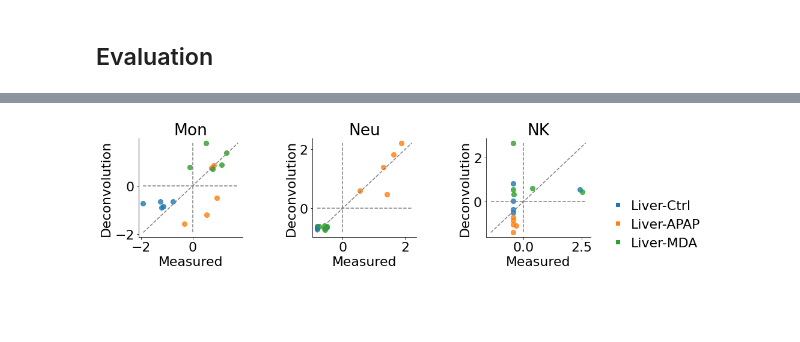
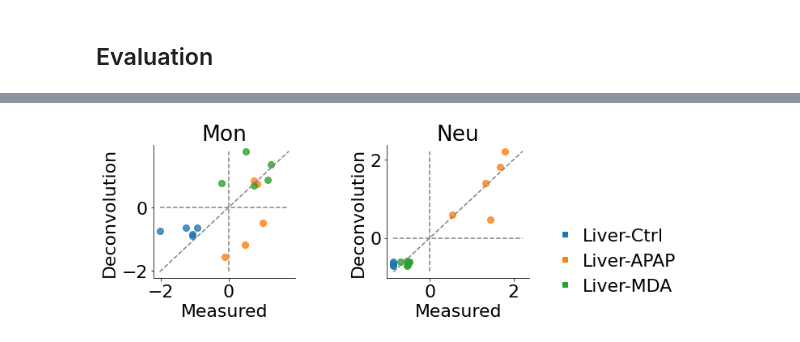
Before and after one commit to mizuno-group/2023, a Jupyter notebook: RatDeconvolution/code/1_rnaseq_validation.ipynb, the cells around one changed output, grey strips where cells are left out. Cells and saved outputs as stored; diff of their text form; code cells hidden in the pictures; blank space fills up the shorter version.

```diff
--- a/RatDeconvolution/code/1_rnaseq_validation.ipynb
+++ b/RatDeconvolution/code/1_rnaseq_validation.ipynb
@@ -166,7 +168,7 @@ def calc_stat_all(x, y):
     rmse = np.sqrt(metrics.mean_absolute_error(y, y_pred))
     return r2, r, spr, mae, rmse
 # %%
-def load(df_res, liver=False, zpop=False, raw=False):
+def load(liver=False, zpop=False, raw=False):
     if liver:
         names = [
             'liverctrl_1', 'liverctrl_2', 'liverctrl_3','liverctrl_4', 'liverctrl_5',
@@ -175,12 +177,10 @@ def load(df_res, liver=False, zpop=False, raw=False):
         ]
     else:
         names = [
-            'liverctrl_1', 'liverctrl_2', 'liverctrl_3','liverctrl_4', 'liverctrl_5',
-            'liverapap_1', 'liverapap_2', 'liverapap_3', 'liverapap_4', 'liverapap_5',
-            'livermda_1', 'livermda_2', 'livermda_3', 'livermda_4', 'livermda_5',
             'spleen_1', 'spleen_2', 'spleen_3', 'spleen_4', 'spleen_5',
             'wbc_1', 'wbc_2', 'wbc_3', 'wbc_4', 'wbc_5'
         ]
+    df_res = pd.read_csv(f"{root}/result/rnaseq_result.csv",index_col=0)
     df_facs = pd.read_csv(f"{root}/data/rnaseq_count.csv",index_col=0)
     df_res2 = df_res.astype(float)
     df_facs = df_facs.astype(float)
@@ -256,53 +293,53 @@ plot_fig2a()
 # %%
 def plot_fig2b():
-    def plot_immune(df1, df2, immunes=[], names=[]):
-        drugs = ["liverctrl", "liverapap", "livermda"]
-        fig = plt.figure(figsize=(16,4))
+    def plot_immune(df1, df2, immunes=[], targets=[], names=[]):
+
+        fig = plt.figure(figsize=(12,4))
         places=[1,2,3]
 
         for v, immune in enumerate(immunes):
             df_1 = df1.loc[:, immune]
             df_2 = df2.loc[:, immune]
-            colors = sns.color_palette(n_colors=len(drugs))
-            ax = fig.add_subplot(1, 4, places[v])
-            for i, drug in enumerate(drugs):
+            colors = sns.color_palette(n_colors=len(targets))
+            ax = fig.add_subplot(1, 3, places[v])
+            for i, drug in enumerate(targets):
                 ax.plot(df_1[drug].values, df_2[drug].values, markersize=8, linestyle='None', marker="o", color=colors[i], label=drug, alpha=0.8)
             # control lines
-            x_min = df_1.min().min()
-            x_max = df_1.max().max()
-            y_min = df_2.min().min()
-            y_max = df_2.max().max()
+            x_min = df_1.min()
+            x_max = df_1.max()
+            y_min = df_2.min()
+            y_max = df_2.max()
             min_all = min(y_min, x_min)
             max_all = max(y_max, x_max)
             ax.plot([min_all, max_all], [min_all, max_all], color='grey', linestyle='dashed')
             ax.hlines(y=0,xmin=min_all,xmax=max_all, color='grey', linestyles='dashed')
             ax.vlines(x=0,ymin=min_all,ymax=max_all, color='grey', linestyles='dashed')
             ax.set_xlabel('Measured')
             ax.set_ylabel('Deconvolution')
             ax.set_title(immune)
             #ax.legend(loc='center left', bbox_to_anchor=(1, 1))
             plt.gca().spines['right'].set_visible(False)
             plt.gca().spines['top'].set_visible(False)
             plt.gca().yaxis.set_ticks_position('left')
             plt.gca().xaxis.set_ticks_position('bottom')
 
         # For Legend
-        ax = fig.add_subplot(1,4,4)
-        for i, drug in enumerate(drugs):
+        ax = fig.add_subplot(1,3,3)
+        for i, drug in enumerate(targets):
             ax.plot([], [], marker="s", color=colors[i], label=names[i], linestyle="none")
         plt.gca().spines['right'].set_visible(False)
         plt.gca().spines['left'].set_visible(False)
         plt.gca().spines['top'].set_visible(False)
         plt.gca().spines['bottom'].set_visible(False)
         ax.set_yticks([])
         ax.set_xticks([])
         legend = ax.legend(bbox_to_anchor=(.5,.5), loc='upper right',frameon=False, handletextpad=0, ncol=1, columnspacing=1)
         plt.tight_layout()
         plt.show()
 
-    df_res2, df_facs = load(df_res, liver=True, raw=False, zpop=True)
-    plot_immune(df_res2, df_facs, immunes=["Mon", "Neu", "NK"], names=["Liver-Ctrl", "Liver-APAP", "Liver-MDA"])
+    df_res2, df_facs = load(liver=True, raw=False, zpop=True)
+    plot_immune(df_res2, df_facs, immunes=["Mon", "Neu", ], targets = ["liverctrl", "liverapap", "livermda"], names=["Liver-Ctrl", "Liver-APAP", "Liver-MDA"])
 
 plot_fig2b()
 # %% [output]
-[figure, old version]
+[figure, new version]
```
Also changed, not shown: parts of 5 cells of this notebook, 4 other files.
